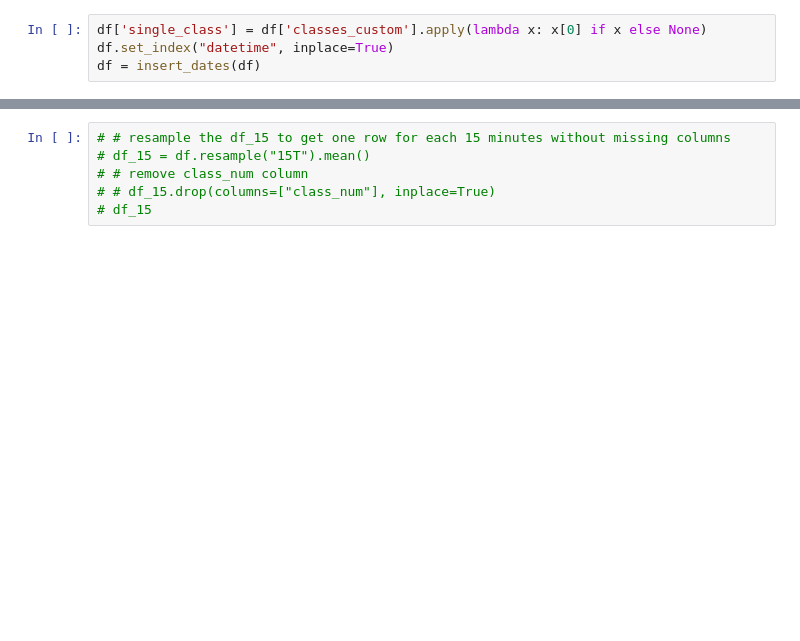
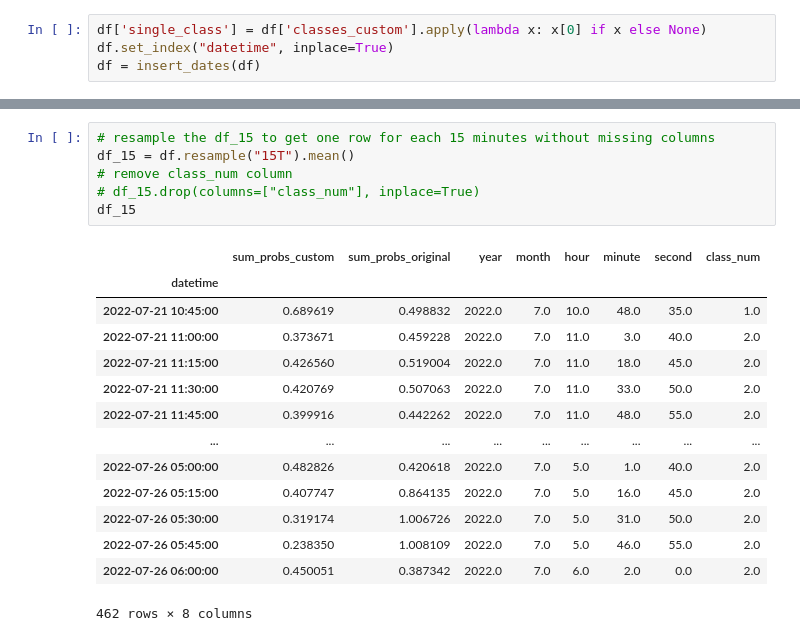
Before and after one commit to aacacustica/Audio_Processing, a Jupyter notebook: AI_Model/Visualization/predictions_map.ipynb, the cells around one changed output, grey strips where cells are left out. Drawn from its saved outputs; the diff is of its cells as text; blank space fills up the shorter version.

```diff
--- a/AI_Model/Visualization/predictions_map.ipynb
+++ b/AI_Model/Visualization/predictions_map.ipynb
@@ -327,7 +333,22 @@ Saved image at //192.168.205.117/AAC_Server/PUERTOS/NOISEPORT/20231211_SANTUR/5-
 # %%
-# # resample the df_15 to get one row for each 15 minutes without missing columns
-# df_15 = df.resample("15T").mean()
-# # remove class_num column
-# # df_15.drop(columns=["class_num"], inplace=True)
-# df_15
+# resample the df_15 to get one row for each 15 minutes without missing columns
+df_15 = df.resample("15T").mean()
+# remove class_num column
+# df_15.drop(columns=["class_num"], inplace=True)
+df_15
+# %% [output]
+|  | sum_probs_custom | sum_probs_original | year | month | hour | minute | second | class_num |
+| datetime |  |  |  |  |  |  |  |  |
+| 2022-07-21 10:45:00 | 0.689619 | 0.498832 | 2022.0 | 7.0 | 10.0 | 48.0 | 35.0 | 1.0 |
+| 2022-07-21 11:00:00 | 0.373671 | 0.459228 | 2022.0 | 7.0 | 11.0 | 3.0 | 40.0 | 2.0 |
+| 2022-07-21 11:15:00 | 0.426560 | 0.519004 | 2022.0 | 7.0 | 11.0 | 18.0 | 45.0 | 2.0 |
+| 2022-07-21 11:30:00 | 0.420769 | 0.507063 | 2022.0 | 7.0 | 11.0 | 33.0 | 50.0 | 2.0 |
+| 2022-07-21 11:45:00 | 0.399916 | 0.442262 | 2022.0 | 7.0 | 11.0 | 48.0 | 55.0 | 2.0 |
+| ... | ... | ... | ... | ... | ... | ... | ... | ... |
+| 2022-07-26 05:00:00 | 0.482826 | 0.420618 | 2022.0 | 7.0 | 5.0 | 1.0 | 40.0 | 2.0 |
+| 2022-07-26 05:15:00 | 0.407747 | 0.864135 | 2022.0 | 7.0 | 5.0 | 16.0 | 45.0 | 2.0 |
+| 2022-07-26 05:30:00 | 0.319174 | 1.006726 | 2022.0 | 7.0 | 5.0 | 31.0 | 50.0 | 2.0 |
+| 2022-07-26 05:45:00 | 0.238350 | 1.008109 | 2022.0 | 7.0 | 5.0 | 46.0 | 55.0 | 2.0 |
+| 2022-07-26 06:00:00 | 0.450051 | 0.387342 | 2022.0 | 7.0 | 6.0 | 2.0 | 0.0 | 2.0 |
+462 rows × 8 columns
 # %%
```
Also changed, not shown: parts of 11 cells of this notebook, 1 other file.
